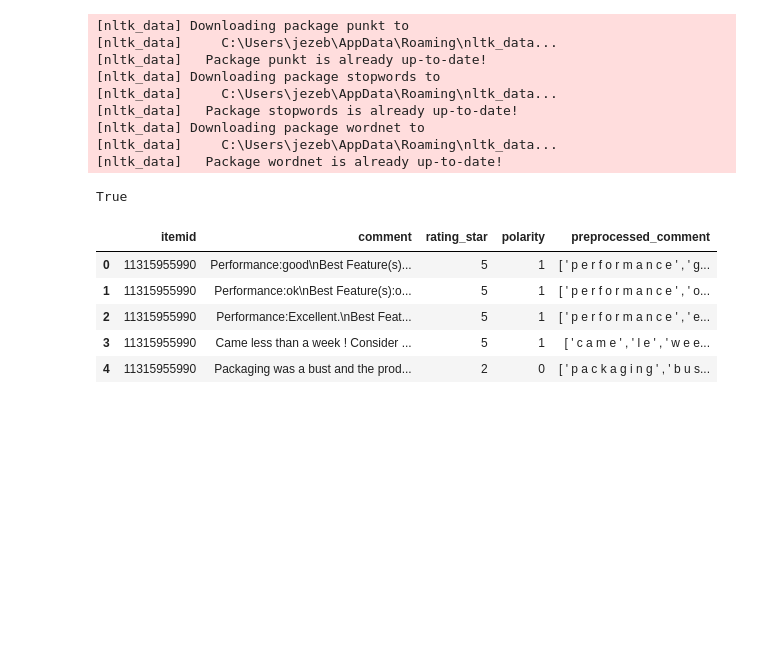
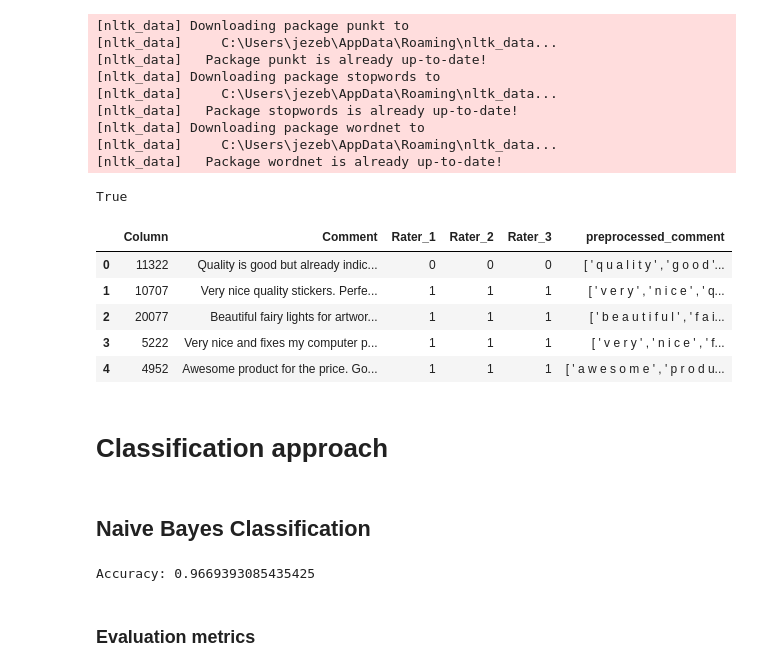
Before and after one commit to gregoryong16/CZ4034_IR, a Jupyter notebook: Classification/Classification.ipynb, the cells around one changed output. Saved outputs shown, nothing was run; the diff lists cells and outputs as text; code cells hidden in the pictures; blank space fills up the shorter version.

Commit message:
Update Classification

```diff
--- a/Classification/Classification.ipynb
+++ b/Classification/Classification.ipynb
@@ -91,0 +97,3 @@ Name: polarity, dtype: int64
+# %%
+# Read data from xlsx file
+manually_labelled_df = pd.read_excel('manually_labelled_data.xlsx', 'Sheet1')
@@ -140,12 +165,16 @@ def preprocess_data(comment):
     comment = ' '.join(str(comment))
     return comment
 # %%
-clean_df['preprocessed_comment'] = clean_df['comment'].apply(lambda comment: preprocess_data(comment))
-clean_df.head()
+manually_labelled_df['preprocessed_comment'] = manually_labelled_df['Comment'].apply(lambda comment: preprocess_data(comment))
+manually_labelled_df.head()
 # %% [output]
-|  | itemid | comment | rating_star | polarity | preprocessed_comment |
-| 0 | 11315955990 | Performance:good\nBest Feature(s)... | 5 | 1 | [ ' p e r f o r m a n c e ' , ' g... |
-| 1 | 11315955990 | Performance:ok\nBest Feature(s):o... | 5 | 1 | [ ' p e r f o r m a n c e ' , ' o... |
-| 2 | 11315955990 | Performance:Excellent.\nBest Feat... | 5 | 1 | [ ' p e r f o r m a n c e ' , ' e... |
-| 3 | 11315955990 | Came less than a week ! Consider ... | 5 | 1 | [ ' c a m e ' , ' l e ' , ' w e e... |
-| 4 | 11315955990 | Packaging was a bust and the prod... | 2 | 0 | [ ' p a c k a g i n g ' , ' b u s... |
+|  | Column | Comment | Rater_1 | Rater_2 | Rater_3 | preprocessed_comment |
+| 0 | 11322 | Quality is good but already indic... | 0 | 0 | 0 | [ ' q u a l i t y ' , ' g o o d '... |
+| 1 | 10707 | Very nice quality stickers. Perfe... | 1 | 1 | 1 | [ ' v e r y ' , ' n i c e ' , ' q... |
+| 2 | 20077 | Beautiful fairy lights for artwor... | 1 | 1 | 1 | [ ' b e a u t i f u l ' , ' f a i... |
+| 3 | 5222 | Very nice and fixes my computer p... | 1 | 1 | 1 | [ ' v e r y ' , ' n i c e ' , ' f... |
+| 4 | 4952 | Awesome product for the price. Go... | 1 | 1 | 1 | [ ' a w e s o m e ' , ' p r o d u... |
+# %% [markdown]
+# Classification approach
+# %% [markdown]
+## Naive Bayes Classification
@@ -151,0 +188,25 @@ clean_df.head()
+# %%
+# Create training & test split where 30% of the dataset is set aside for test
+x_train, x_test, y_train, y_test = train_test_split(clean_df['comment'], clean_df['polarity'], test_size=0.3, random_state=0)
+
+# Convert text data into bag of words
+vectorizer = CountVectorizer()
+x_train = vectorizer.fit_transform(x_train)
+x_test = vectorizer.transform(x_test)
+
+# Initialize NB
+nb_classifier = MultinomialNB()
+
+# Train model
+nb_classifier.fit(x_train, y_train)
+
+# Test model
+y_pred = nb_classifier.predict(x_test)
+
+# Evaluate accuracy of the model
+accuracy = accuracy_score(y_test, y_pred)
+print("Accuracy:", accuracy)
+# %% [output]
+Accuracy: 0.9669393085435425
+# %% [markdown]
+### Evaluation metrics
```
Also changed, not shown: parts of 11 cells of this notebook, 2 other files.
